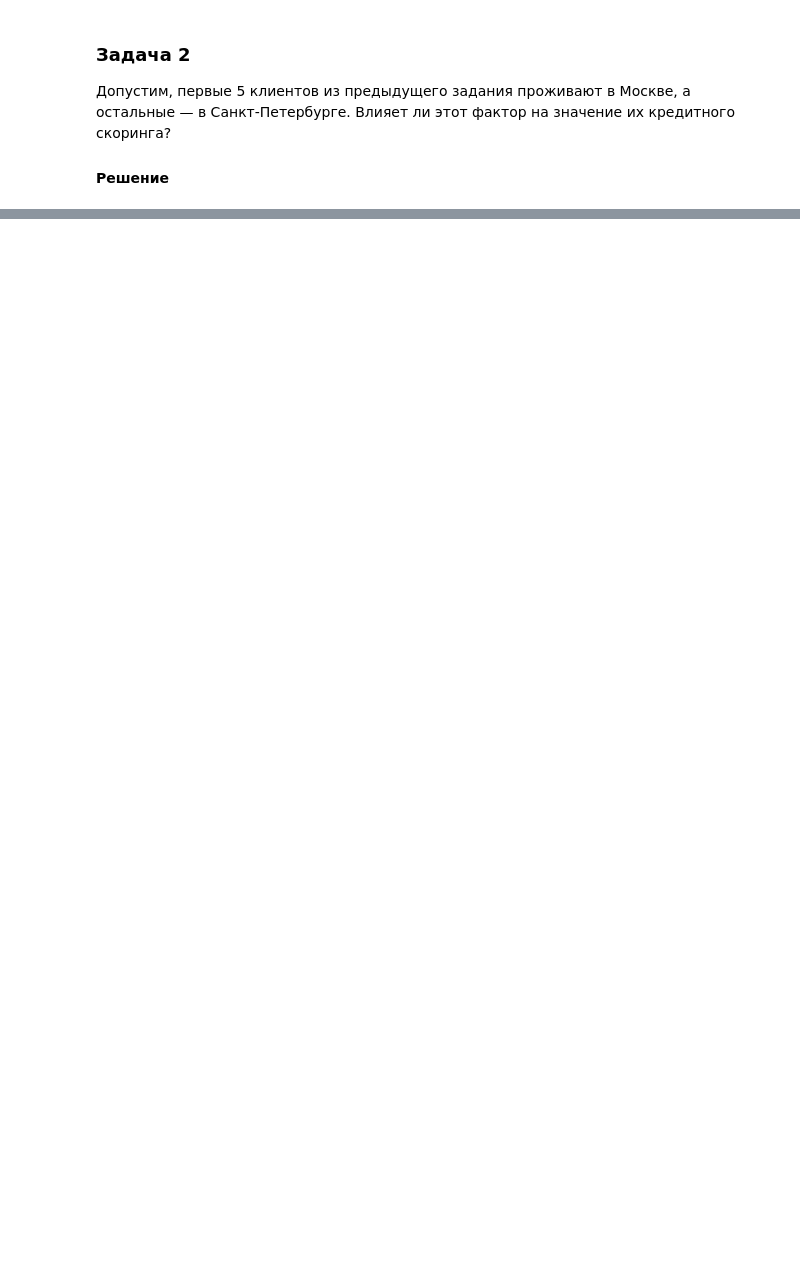
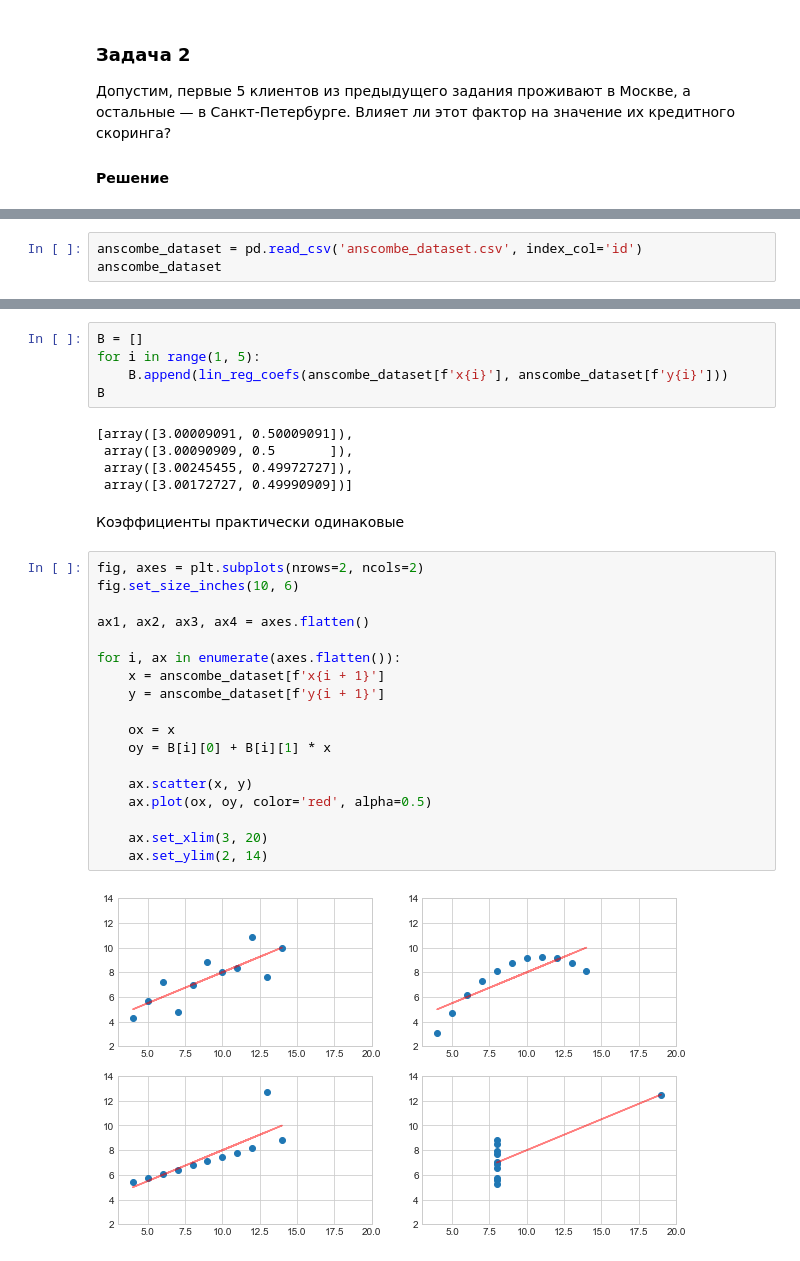
Before and after one commit to xrustle/GB_Math, a Jupyter notebook: Statistics/HW7_linear_regression.ipynb, the cells around one changed output, grey strips where cells are left out. Cells and saved outputs as stored; diff of their text form; blank space fills up the shorter version.

```diff
--- a/Statistics/HW7_linear_regression.ipynb
+++ b/Statistics/HW7_linear_regression.ipynb
@@ -91,2 +248,5 @@ print(*B)
 
 #### Решение
+# %%
+anscombe_dataset = pd.read_csv('anscombe_dataset.csv', index_col='id')
+anscombe_dataset
@@ -92,0 +267,32 @@ print(*B)
+# %%
+B = []
+for i in range(1, 5):
+    B.append(lin_reg_coefs(anscombe_dataset[f'x{i}'], anscombe_dataset[f'y{i}']))
+B
+# %% [output]
+[array([3.00009091, 0.50009091]),
+ array([3.00090909, 0.5       ]),
+ array([3.00245455, 0.49972727]),
+ array([3.00172727, 0.49990909])]
+# %% [markdown]
+Коэффициенты практически одинаковые
+# %%
+fig, axes = plt.subplots(nrows=2, ncols=2)
+fig.set_size_inches(10, 6)
+
+ax1, ax2, ax3, ax4 = axes.flatten()
+
+for i, ax in enumerate(axes.flatten()):
+    x = anscombe_dataset[f'x{i + 1}']
+    y = anscombe_dataset[f'y{i + 1}']
+
+    ox = x
+    oy = B[i][0] + B[i][1] * x
+
+    ax.scatter(x, y)
+    ax.plot(ox, oy, color='red', alpha=0.5)
+
+    ax.set_xlim(3, 20)
+    ax.set_ylim(2, 14)
+# %% [output]
+[figure, added]
```
Also changed, not shown: parts of 46 cells of this notebook.
